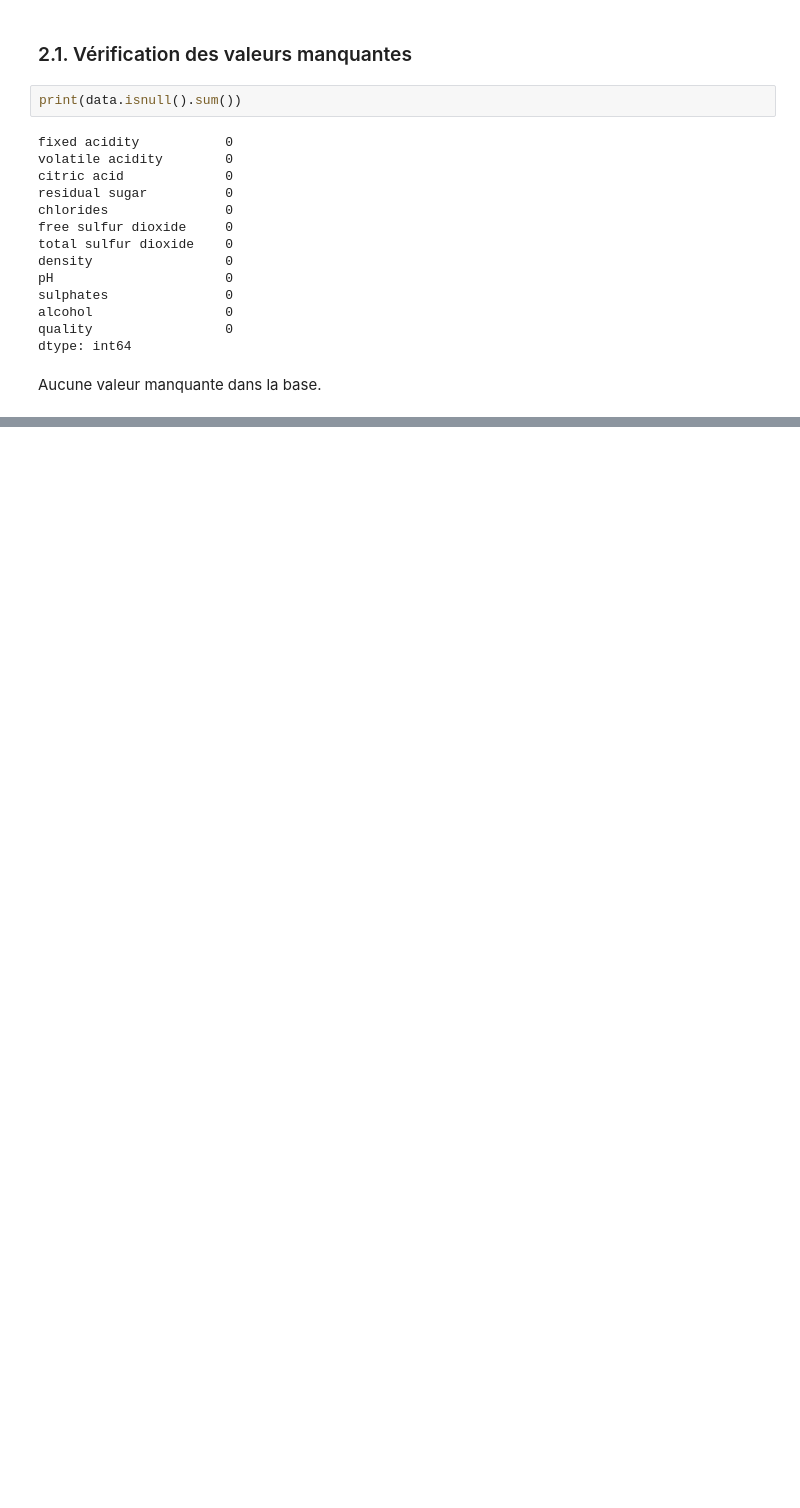
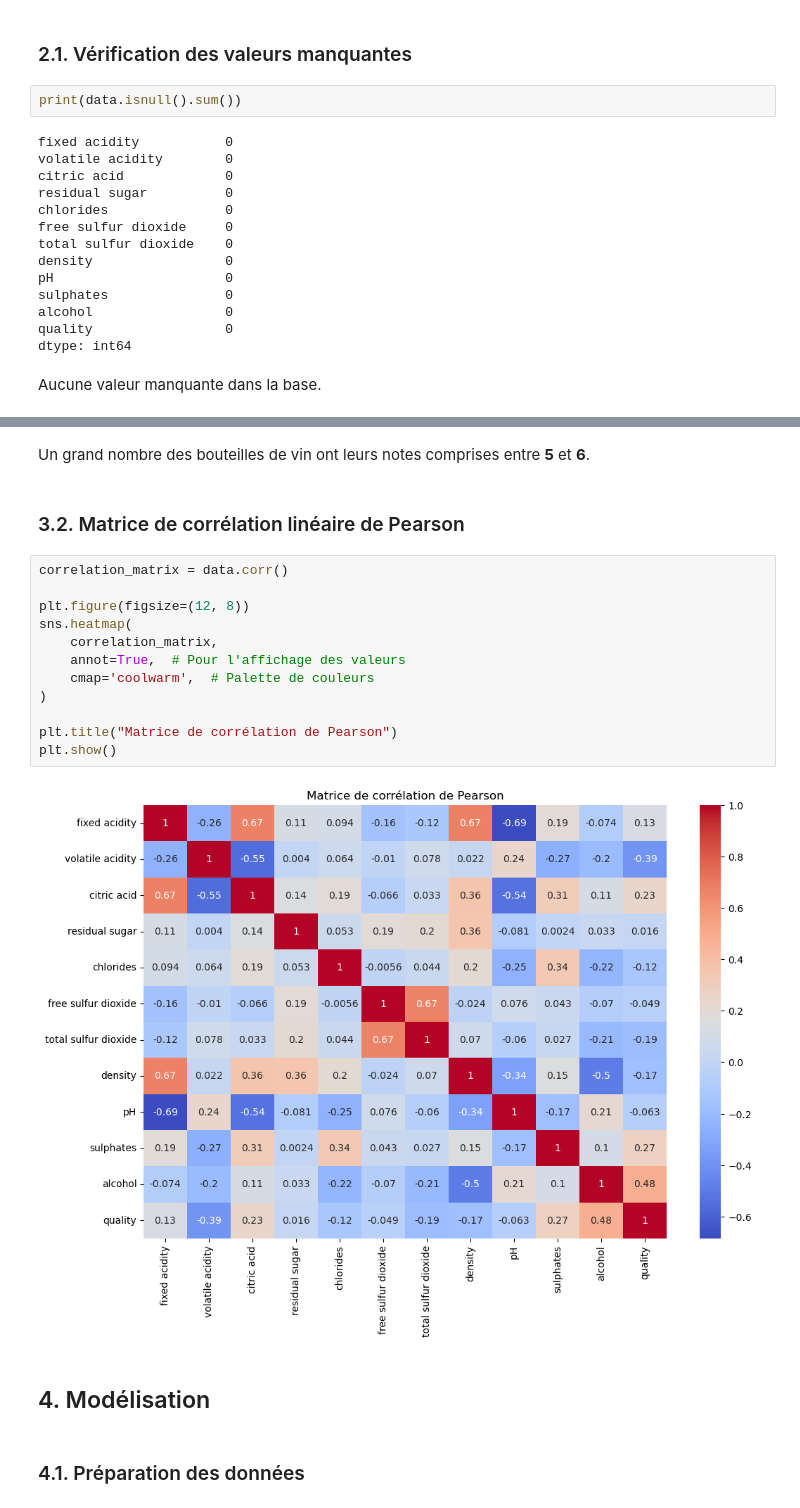
Before and after one commit to touss643/60-Jours-de-RL, a Jupyter notebook: src/Jour_45.ipynb, the cells around one changed output, grey strips where cells are left out. Cells and saved outputs as stored; diff of their text form; blank space fills up the shorter version.

```diff
--- a/src/Jour_45.ipynb
+++ b/src/Jour_45.ipynb
@@ -88,0 +97,22 @@ Sur les 1596 échantillons de vin rouges, si les bouteilles devraient avoir la m
+# %% [markdown]
+Un grand nombre des bouteilles de vin ont leurs notes comprises entre **5** et **6**.
+# %% [markdown]
+### 3.2. Matrice de corrélation linéaire de Pearson
+# %%
+correlation_matrix = data.corr()
+
+plt.figure(figsize=(12, 8))
+sns.heatmap(
+    correlation_matrix,
+    annot=True,  # Pour l'affichage des valeurs
+    cmap='coolwarm',  # Palette de couleurs
+)
+
+plt.title("Matrice de corrélation de Pearson")
+plt.show()
+# %% [output]
+[figure, added]
+# %% [markdown]
+## 4. Modélisation
+# %% [markdown]
+### 4.1. Préparation des données
```
Also changed, not shown: parts of 17 cells of this notebook.
